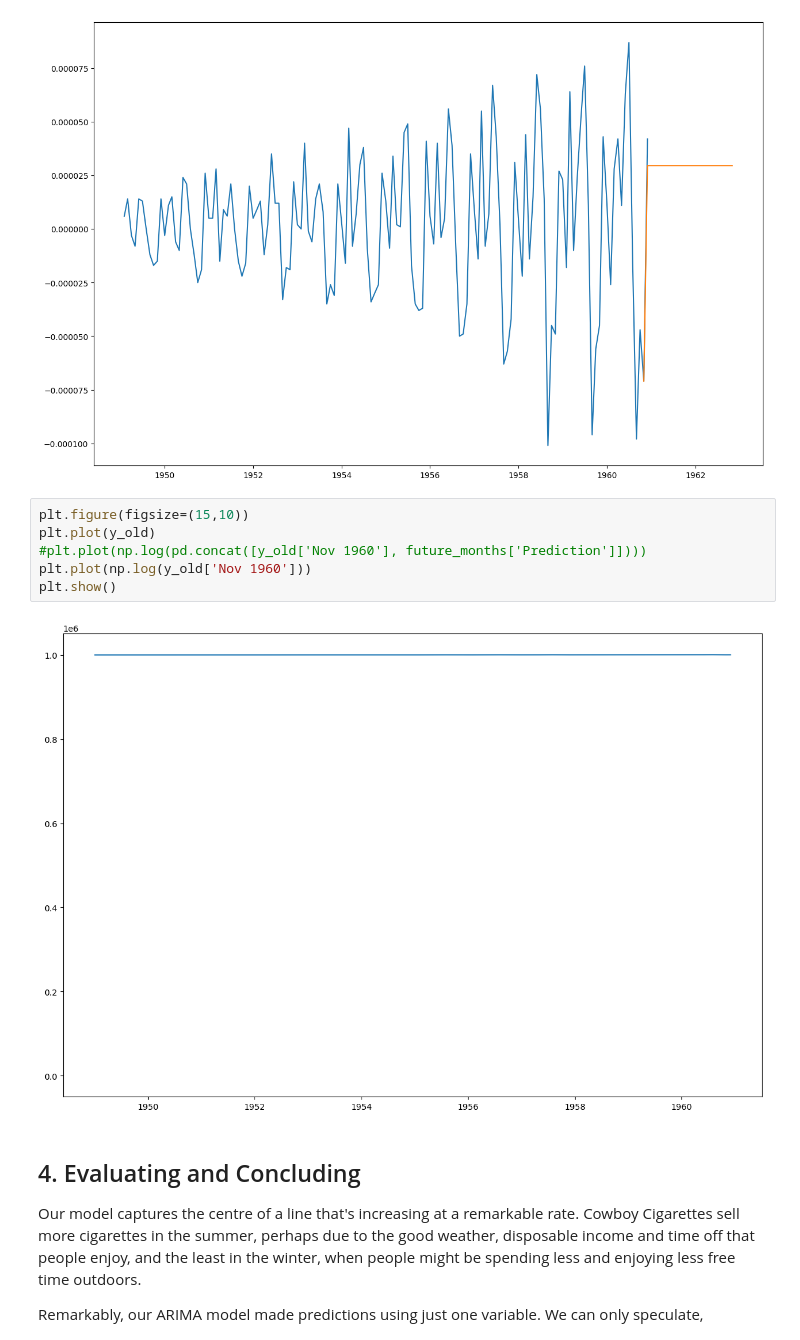
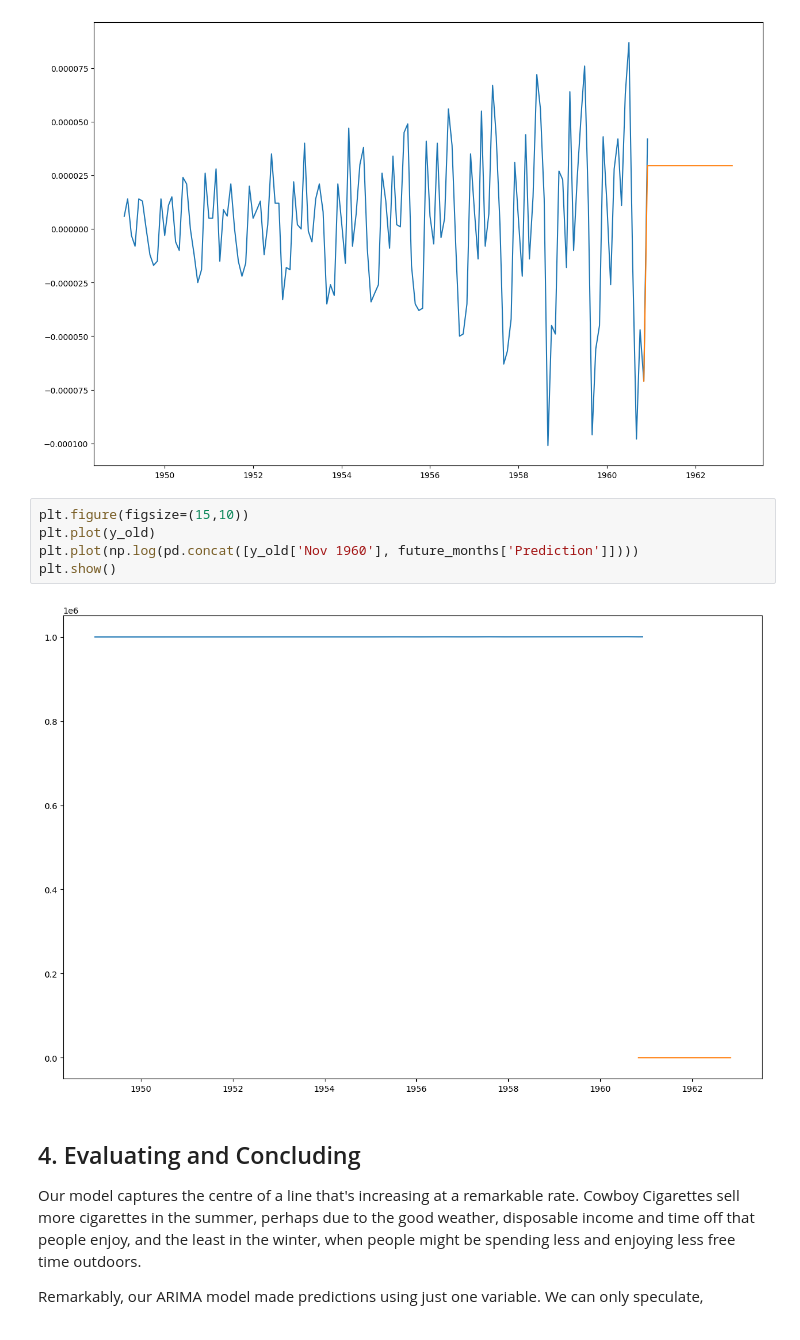
Before and after one commit to Tankstar03/Springboard, a Jupyter notebook: Cowboys&CigrettesCaseStudy/Cowboy Cigarettes Case Study - Tier 3.ipynb, the cells around one changed output. Cells and saved outputs as stored; diff of their text form.

```diff
--- a/Cowboys&CigrettesCaseStudy/Cowboy Cigarettes Case Study - Tier 3.ipynb
+++ b/Cowboys&CigrettesCaseStudy/Cowboy Cigarettes Case Study - Tier 3.ipynb
@@ -533,11 +533,10 @@ plt.show()
 # %%
 plt.figure(figsize=(15,10))
 plt.plot(y_old)
-#plt.plot(np.log(pd.concat([y_old['Nov 1960'], future_months['Prediction']])))
-plt.plot(np.log(y_old['Nov 1960']))
+plt.plot(np.log(pd.concat([y_old['Nov 1960'], future_months['Prediction']])))
 plt.show()
 # %% [output]
-[figure, old version]
+[figure, new version]
 # %% [markdown]
 ## 4. Evaluating and Concluding
 
```
Also changed, not shown: 2 other files.
